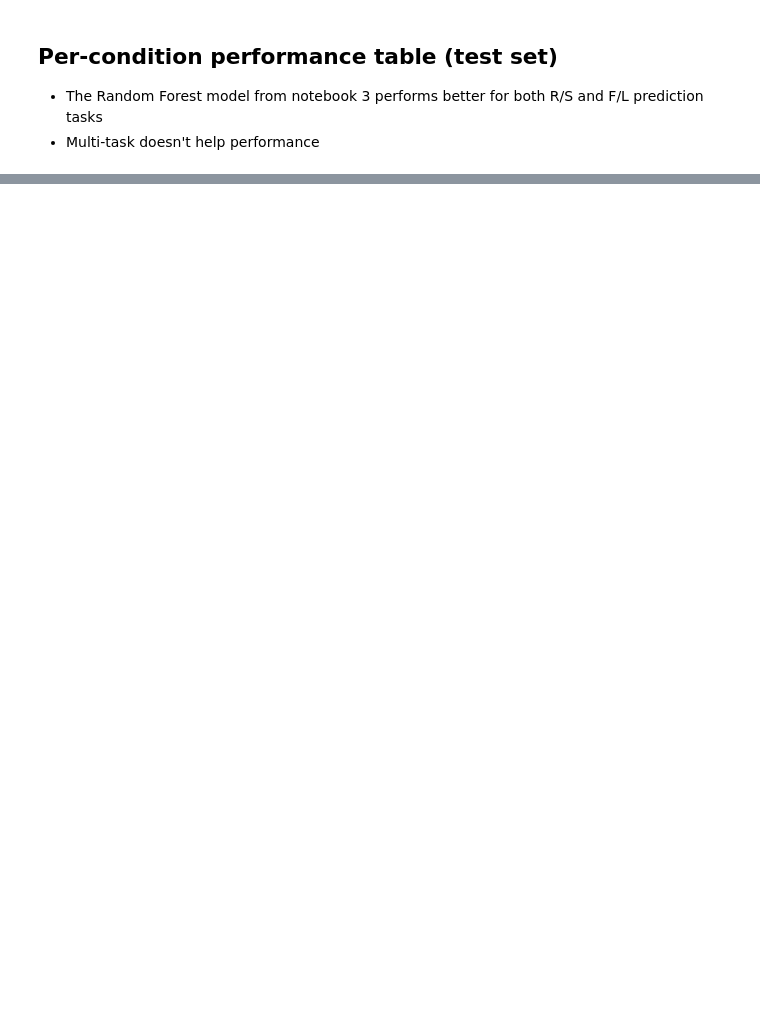
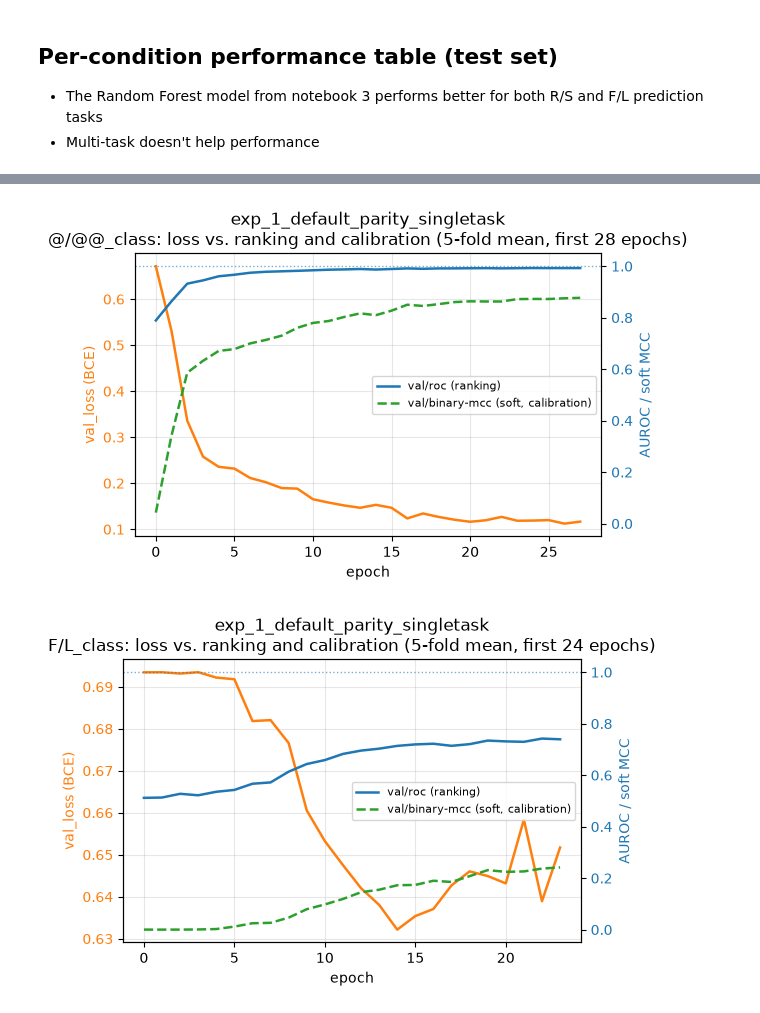
Before and after one commit to kspieks/stereoisomer_prediction, a Jupyter notebook: cmrt/4_chemprop_exp_1.ipynb, the cells around one changed output, grey strips where cells are left out. Cells and saved outputs as stored; diff of their text form; code cells hidden in the pictures; blank space fills up the shorter version.

```diff
--- a/cmrt/4_chemprop_exp_1.ipynb
+++ b/cmrt/4_chemprop_exp_1.ipynb
@@ -839,0 +1315,47 @@ Saved 90 total rows to 4_chemprop_exp_1_results.csv
+# %%
+def plot_loss_vs_auroc(curves_df, condition, target, figsize=(6, 4)):
+    """
+    val_loss against ranking (val/roc) and calibration (soft val/binary-mcc) on twin axes.
+
+    For a target whose AUROC saturates early (R/S), the gap shows that ranking is already
+    perfect while the probabilities are still moving — which is why ModelCheckpoint must not
+    monitor val/roc: a strict `>` comparison means a saturated AUROC never replaces the
+    saved checkpoint. For a target whose AUROC never saturates (F/L), the three curves
+    simply improve together.
+
+    Restricted to epochs where all folds are still training (see `_fold_mean`).
+    """
+    t = curves_df[(curves_df['featurization'] == condition) & (curves_df['target'] == target)]
+    cols = [c for c in ('val_loss', 'val/roc', 'val/binary-mcc') if c in t.columns]
+    g, n_folds, n_dropped = _fold_mean(t, cols)
+
+    fig, ax1 = plt.subplots(figsize=figsize)
+    ax1.plot(g.index, g['val_loss'], color='tab:orange', lw=1.8, label='val_loss (BCE)')
+    ax1.set_xlabel('epoch')
+    ax1.set_ylabel('val_loss (BCE)', color='tab:orange')
+    ax1.tick_params(axis='y', labelcolor='tab:orange')
+
+    ax2 = ax1.twinx()
+    ax2.plot(g.index, g['val/roc'], color='tab:blue', lw=1.8, label='val/roc (ranking)')
+    if 'val/binary-mcc' in g.columns:
+        ax2.plot(g.index, g['val/binary-mcc'], color='tab:green', lw=1.8, ls='--',
+                 label='val/binary-mcc (soft, calibration)')
+    ax2.axhline(1.0, color='tab:blue', ls=':', lw=1, alpha=.6)
+    ax2.set_ylabel('AUROC / soft MCC', color='tab:blue')
+    ax2.tick_params(axis='y', labelcolor='tab:blue')
+    ax2.set_ylim(-0.05, 1.05)
+    ax2.legend(loc='center right', fontsize=8)
+
+    ax1.set_title(f'{condition}\n{target}: loss vs. ranking and calibration '
+                  f'({n_folds}-fold mean, first {len(g)} epochs)')
+    ax1.grid(alpha=.3)
+    fig.tight_layout()
+    return fig
+
+
+for _t in ('@/@@_class', 'F/L_class'):
+    plot_loss_vs_auroc(curves_df, 'exp_1_default_parity_singletask', _t)
+    plt.show()
+# %% [output]
+[figure, added]
+[figure, added]
```
Also changed, not shown: parts of 21 cells of this notebook, 3 other files.
